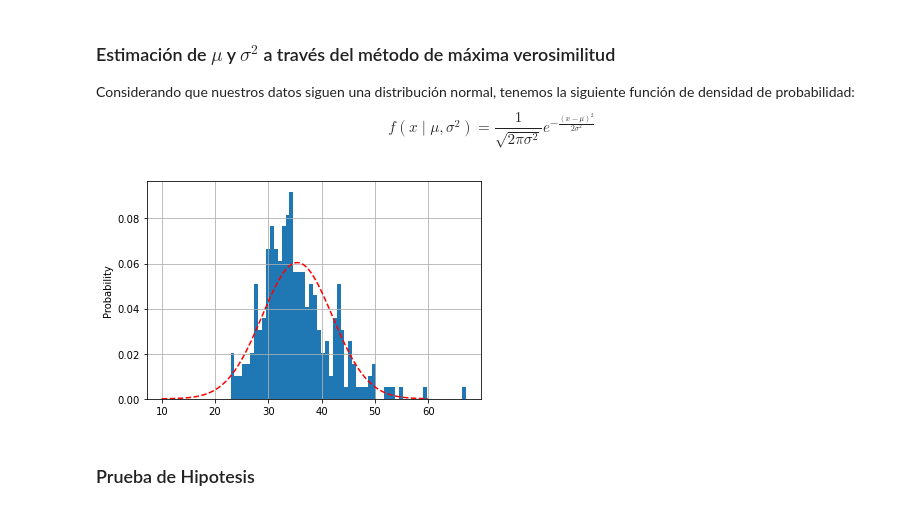
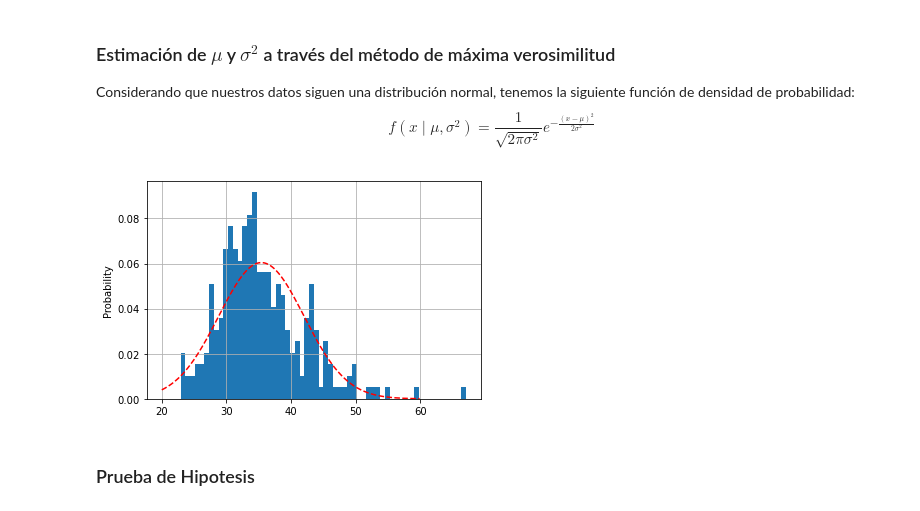
Before and after one commit to Carolina1002/PROYECTO_CBARBA_MAOCHOA, a Jupyter notebook: Proyecto_CBARBA_MAOCHOA.ipynb, the cells around one changed output. Cells and saved outputs as stored; diff of their text form; code cells hidden in the pictures.

```diff
--- a/Proyecto_CBARBA_MAOCHOA.ipynb
+++ b/Proyecto_CBARBA_MAOCHOA.ipynb
@@ -263,16 +283,16 @@ $$f(x\mid \mu ,\sigma ^{2})={\frac {1}{\sqrt {2\pi \sigma ^{2}}}}e^{-{\frac {(x-
 # %%
 # Histograma de las variables creadas
 p1 = st.norm.fit(strokes_imc2['BMI']) #Obtengamos los parámetros por máxima verosimilitud
 divisiones = 60 # Cantidad de barras en el histograma
 plt.hist(strokes_imc2['BMI'],divisiones,density=True)
-x = np.arange(10,60,.1)
+x = np.arange(20,60,.1)
 y = st.norm.pdf(x,loc = p1[0], scale = p1[1])
 plt.plot(x,y,'r--')
 plt.ylabel('Probability')
 plt.grid()
 plt.show()
 # %% [output]
-[figure, old version]
+[figure, new version]
 # %% [markdown]
 ### Prueba de Hipotesis
 # %% [markdown]
```
Also changed, not shown: parts of 17 cells of this notebook.
